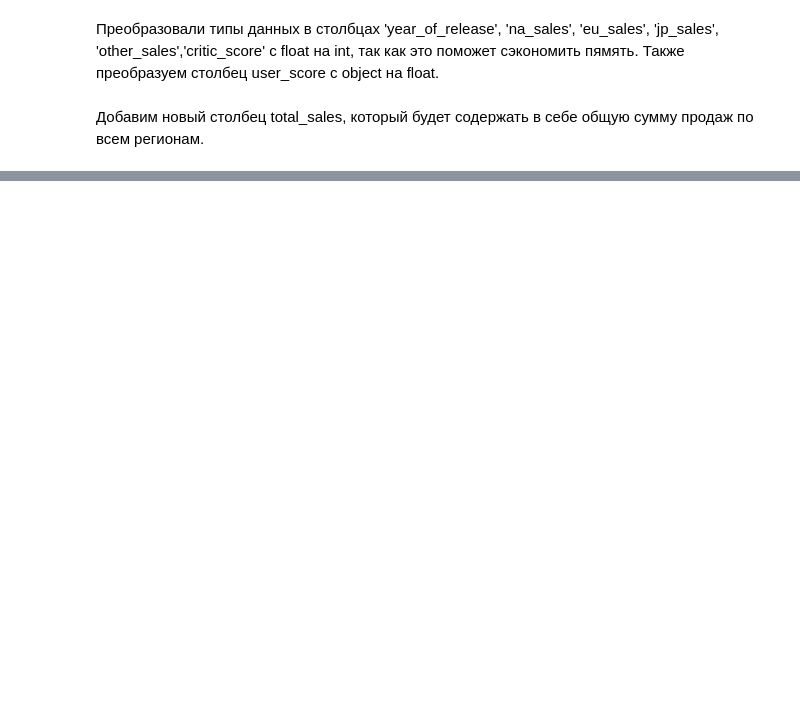
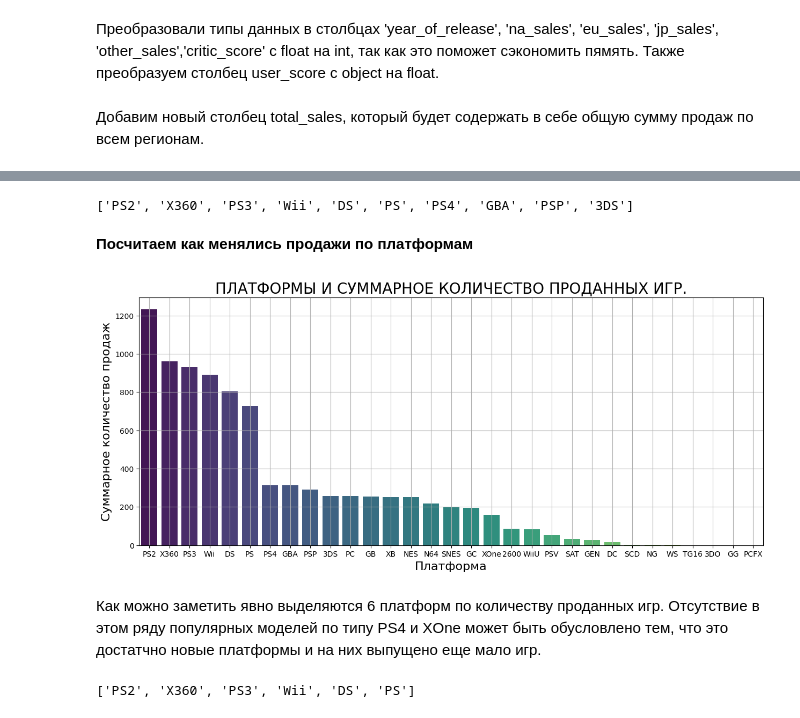
Before and after one commit to ivangolt/yandex_practicum-ds, a Jupyter notebook: 07.FirstModuleProject/07.FirstModuleProject.ipynb, the cells around one changed output, grey strips where cells are left out. Drawn from its saved outputs; the diff is of its cells as text; code cells hidden in the pictures; blank space fills up the shorter version.

```diff
--- a/07.FirstModuleProject/07.FirstModuleProject.ipynb
+++ b/07.FirstModuleProject/07.FirstModuleProject.ipynb
@@ -330,0 +404,31 @@ games_df.head()
+# %%
+platform_sales = games_df.groupby('platform')['total_sales'].sum().sort_values(ascending=False)
+top_10_platforms_sales = platform_sales.head(10)
+top_10_platforms_sales_names = top_10_platforms_sales.index.to_list()
+top_10_platforms_sales_names
+# %% [output]
+['PS2', 'X360', 'PS3', 'Wii', 'DS', 'PS', 'PS4', 'GBA', 'PSP', '3DS']
+# %% [markdown]
+**Посчитаем как менялись продажи по платформам**
+# %%
+platform_total_sales = games_df.pivot_table(index='platform',values='total_sales',aggfunc='sum')\
+        .sort_values(by='total_sales',ascending=False)
+
+fig, ax = plt.subplots(figsize=(15, 6))
+
+sns.barplot(data=platform_total_sales, x=platform_total_sales.index, y='total_sales', palette='viridis', ax=ax)
+plt.xlabel('Платформа',fontsize=16)
+plt.ylabel('Суммарное количество продаж',fontsize=16)
+plt.title('ПЛАТФОРМЫ И СУММАРНОЕ КОЛИЧЕСТВО ПРОДАННЫХ ИГР.', fontsize=20)
+plt.grid(True)
+plt.show()
+# %% [output]
+[figure, added]
+# %% [markdown]
+Как можно заметить явно выделяются 6 платформ  по количеству проданных игр. Отсутствие в этом ряду популярных моделей по типу PS4 и XOne может быть обусловлено тем, что это достатчно новые платформы и на них выпущено еще мало игр.
+# %%
+top_6_platform = platform_total_sales.head(6)
+top_6_platform_names = top_6_platform.index.to_list()
+top_6_platform_names
+# %% [output]
+['PS2', 'X360', 'PS3', 'Wii', 'DS', 'PS']
```
Also changed, not shown: parts of 97 cells of this notebook.
